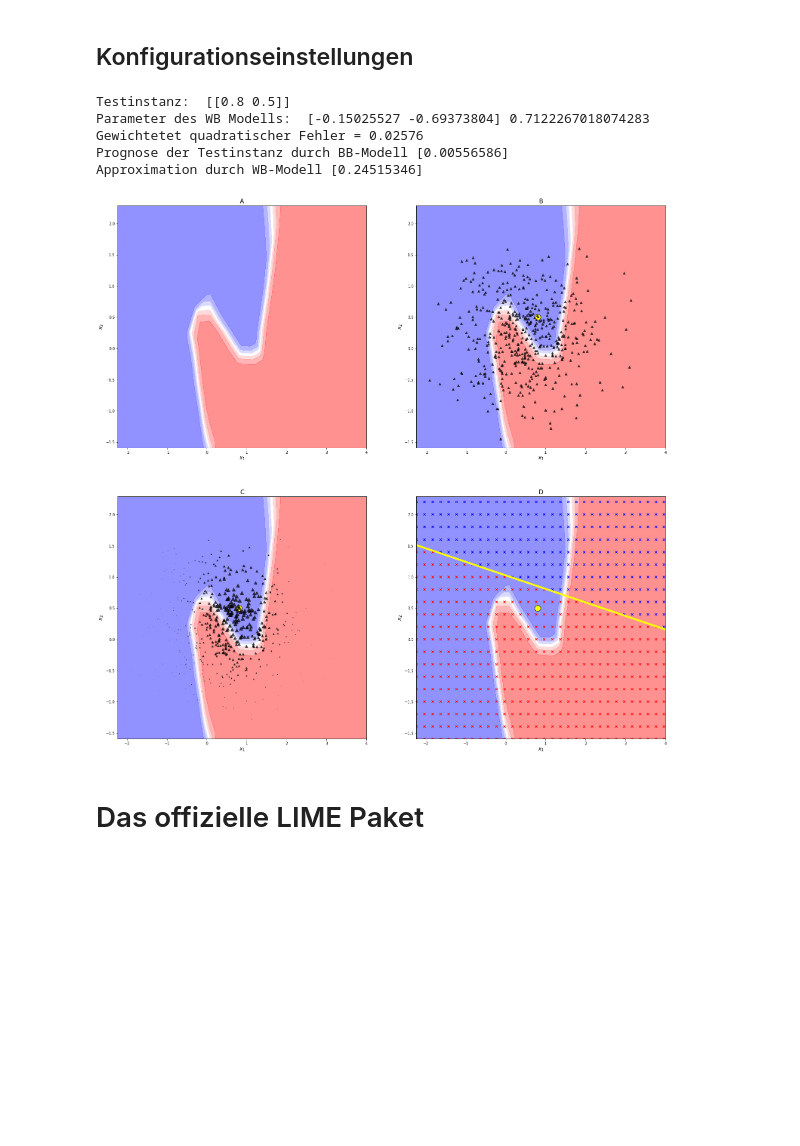
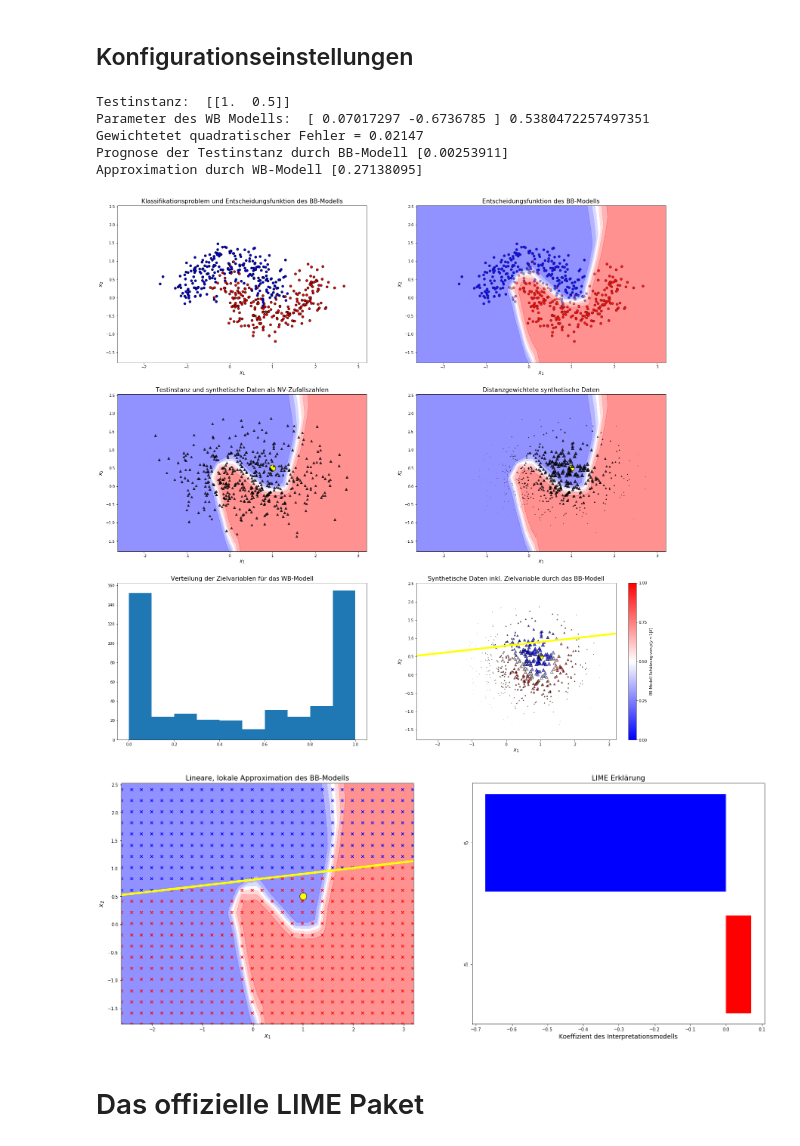
Before and after one commit to stefanlessmann/lime_from_scratch, a Jupyter notebook: LIME_from_scratch.ipynb, the cells around one changed output. Saved outputs shown, nothing was run; the diff lists cells and outputs as text; code cells hidden in the pictures; blank space fills up the shorter version.

```diff
--- a/LIME_from_scratch.ipynb
+++ b/LIME_from_scratch.ipynb
@@ -188,7 +188,8 @@ def plot_explanation(ax, wb_model):
         if w < 0:
             barcolor[i]='b'
 
-    ax.barh(np.arange(dim), wb_model.coef_, align='center', color=barcolor)
+    y_pos = np.arange(dim)
+    ax.barh(y_pos, wb_model.coef_, align='center', color=barcolor)
     ax.set_xlabel('Koeffizient des Interpretationsmodells', fontsize=14)
     ax.set_yticks(y_pos)
     ax.set_yticklabels(labels)
@@ -574,37 +574,38 @@ def LIME_demo(X, y, test_point, BB_model, n_syn_data, kernel_width, rep_paper_pl
 # %%
 # Originaldate für die Klassifikation
 n_real_data = 500 # Anzahl der Fälle
 
 # Ripley data set (einfaches lineares Klassifikationsproblem)
 #X, y = make_Ripley(n=n_real_data, mu1=[0,0], mu2=[3, 3], sig1=2, sig2=1)
 
 # Moon data set (nichtlineares Klassifikationsproblem)
 X, y = make_moons(n_samples=n_real_data, noise=0.25, random_state=rnd_state)
 
 # Synthetische Daten für das Schätzen des linearen Interpretationsmodells
 n_syn_data = 500  # Anzahl der Fälle für die synthetischen Daten, welche LIME erzeugt
 kernel_width = 0.5 # Parameter \sigma in der exponentiellen Kernfunktion
 
 # Nichtlinerare Klassifikatoren (BB-Modelle)
 #clf = XGBClassifier(learning_rate=0.01, n_estimators=250, random_state=rnd_state)
 #clf = MLPClassifier(random_state=rnd_state)
 clf = MLPClassifier(hidden_layer_sizes=(100, 25), max_iter=500, random_state=rnd_state)
 
 # Trainieren des BB-Modells
 BB_model = clf.fit(X, y)
 
 # Die zu reklärende Instanz
-test_point = [0.8, 0.5] #[-0.75, 0.5]
+test_point = [1, 0.5]#[1.75, 0.75]
 test_point = np.array(test_point).reshape(1, -1)
+
+LIME_demo(X, y, test_point, BB_model, n_syn_data, kernel_width, rep_paper_plot=False)
+# %% [output]
+Testinstanz:  [[1.  0.5]]
+Parameter des WB Modells:  [ 0.07017297 -0.6736785 ] 0.5380472257497351
+Gewichtetet quadratischer Fehler = 0.02147
+Prognose der Testinstanz durch BB-Modell [0.00253911]
+Approximation durch WB-Modell [0.27138095]
+[figure, added]
+[figure, added]
-# %%
-LIME_demo(X, y, test_point, BB_model, n_syn_data, kernel_width, rep_paper_plot=True, fname='Lime_result.jpg')
-# %% [output]
-Testinstanz:  [[0.8 0.5]]
-Parameter des WB Modells:  [-0.15025527 -0.69373804] 0.7122267018074283
-Gewichtetet quadratischer Fehler = 0.02576
-Prognose der Testinstanz durch BB-Modell [0.00556586]
-Approximation durch WB-Modell [0.24515346]
-[figure, removed]
 # %% [markdown]
 # Das offizielle LIME Paket
 # %% [markdown]
```
Also changed, not shown: parts of 11 cells of this notebook.
